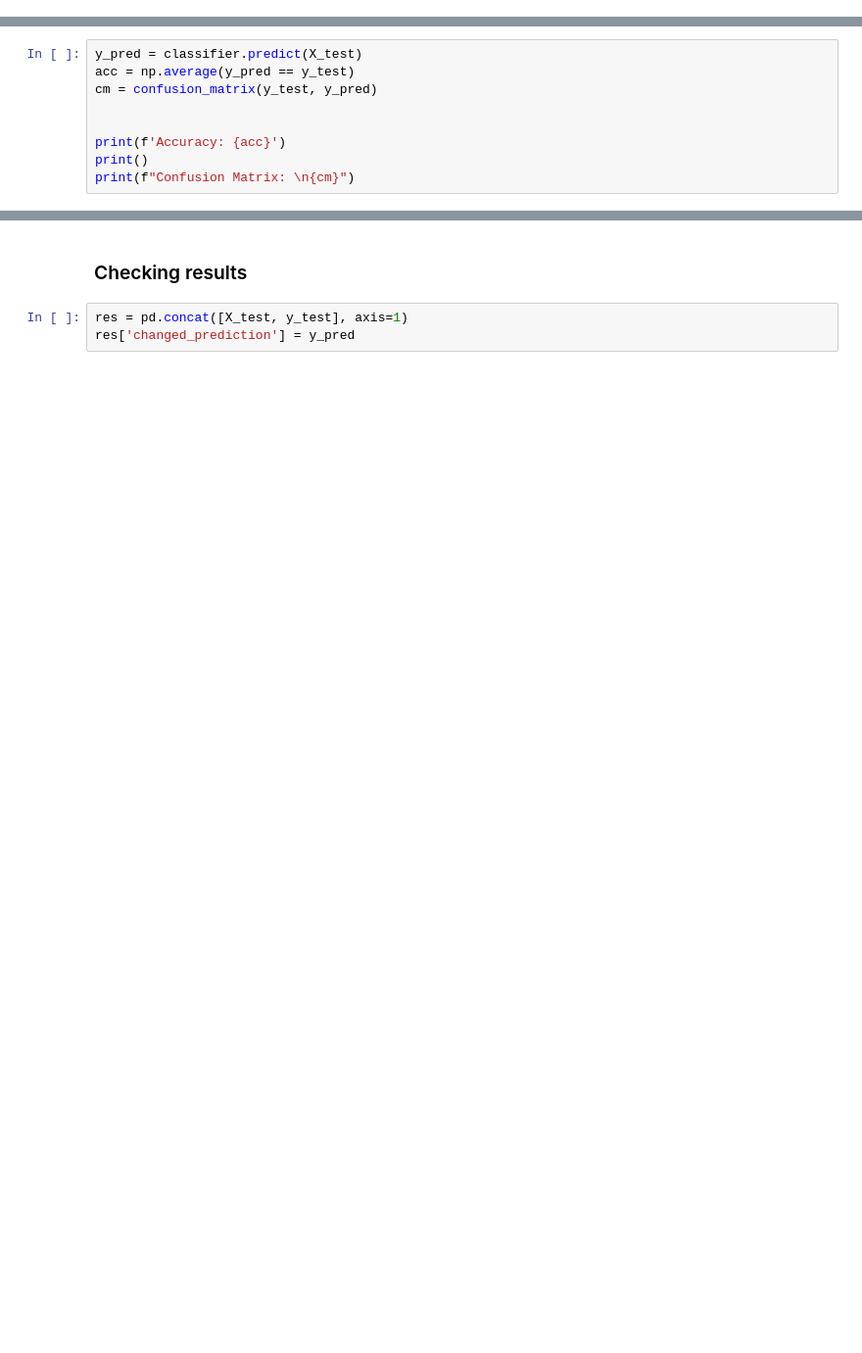
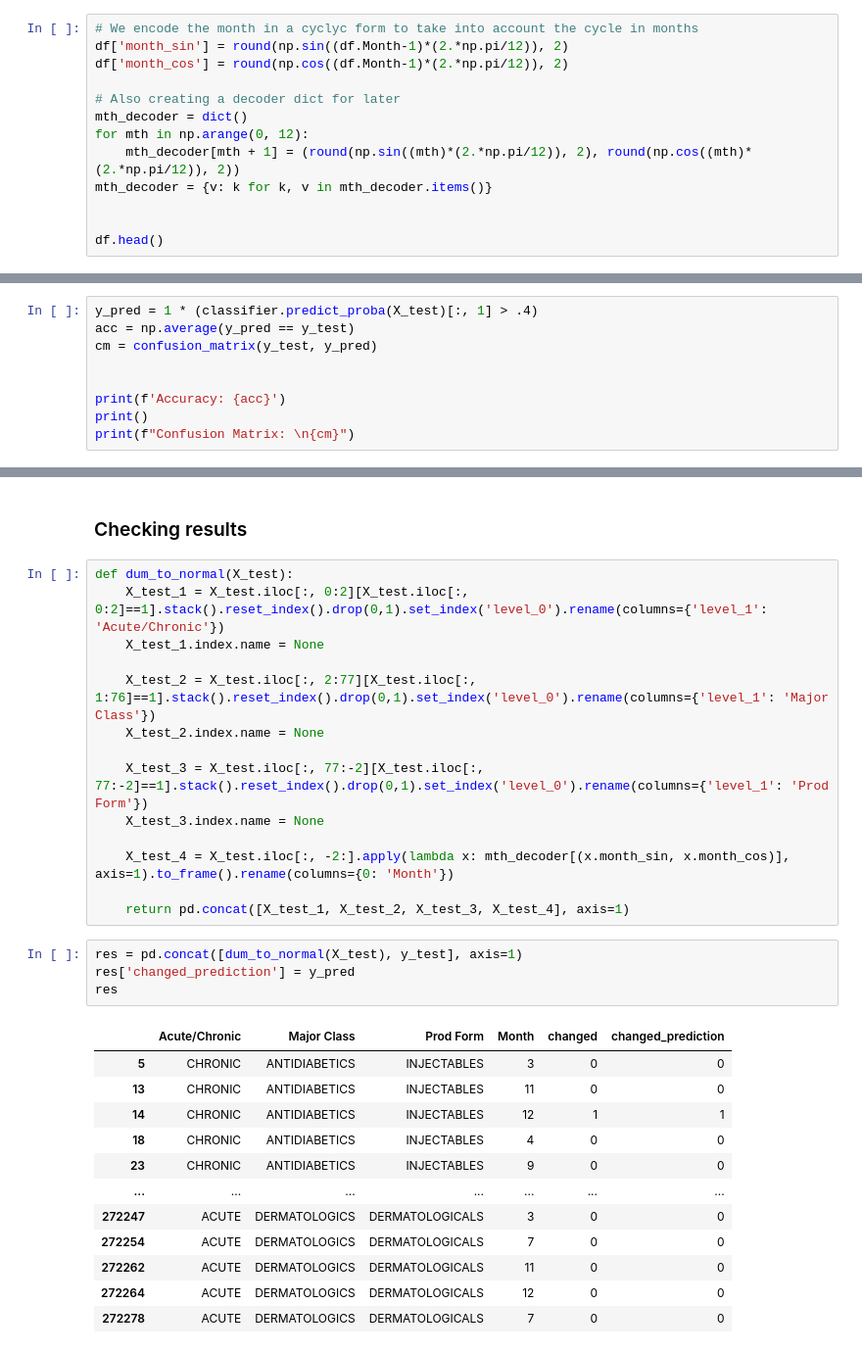
Before and after one commit to pauldoan/CBS_Nephron, a Jupyter notebook: Research/Classifier.ipynb, the cells around one changed output, grey strips where cells are left out. Shown: that part at 98% size. Cells and saved outputs as stored; diff of their text form; blank space fills up the shorter version.

```diff
--- a/Research/Classifier.ipynb
+++ b/Research/Classifier.ipynb
@@ -49,0 +50,13 @@ df.head()
+# %%
+# We encode the month in a cyclyc form to take into account the cycle in months
+df['month_sin'] = round(np.sin((df.Month-1)*(2.*np.pi/12)), 2)
+df['month_cos'] = round(np.cos((df.Month-1)*(2.*np.pi/12)), 2)
+
+# Also creating a decoder dict for later
+mth_decoder = dict()
+for mth in np.arange(0, 12):
+    mth_decoder[mth + 1] = (round(np.sin((mth)*(2.*np.pi/12)), 2), round(np.cos((mth)*(2.*np.pi/12)), 2))
+mth_decoder = {v: k for k, v in mth_decoder.items()}
+
+
+df.head()
@@ -66,7 +95,7 @@ classifier.fit(X_train, y_train)
 # %% [output]
 RandomForestClassifier(criterion='entropy', n_estimators=10, random_state=0)
 # %%
-y_pred = classifier.predict(X_test)
+y_pred = 1 * (classifier.predict_proba(X_test)[:, 1] > .4)
 acc = np.average(y_pred == y_test)
 cm = confusion_matrix(y_test, y_pred)
 
@@ -83,5 +112,33 @@ Confusion Matrix:
 # %% [markdown]
 ### Checking results
+# %%
+def dum_to_normal(X_test):
+    X_test_1 = X_test.iloc[:, 0:2][X_test.iloc[:, 0:2]==1].stack().reset_index().drop(0,1).set_index('level_0').rename(columns={'level_1': 'Acute/Chronic'})
+    X_test_1.index.name = None
+
+    X_test_2 = X_test.iloc[:, 2:77][X_test.iloc[:, 1:76]==1].stack().reset_index().drop(0,1).set_index('level_0').rename(columns={'level_1': 'Major Class'})
+    X_test_2.index.name = None
+
+    X_test_3 = X_test.iloc[:, 77:-2][X_test.iloc[:, 77:-2]==1].stack().reset_index().drop(0,1).set_index('level_0').rename(columns={'level_1': 'Prod Form'})
+    X_test_3.index.name = None
+
+    X_test_4 = X_test.iloc[:, -2:].apply(lambda x: mth_decoder[(x.month_sin, x.month_cos)], axis=1).to_frame().rename(columns={0: 'Month'})
+
+    return pd.concat([X_test_1, X_test_2, X_test_3, X_test_4], axis=1)
 # %%
-res = pd.concat([X_test, y_test], axis=1)
+res = pd.concat([dum_to_normal(X_test), y_test], axis=1)
 res['changed_prediction'] = y_pred
+res
+# %% [output]
+|  | Acute/Chronic | Major Class | Prod Form | Month | changed | changed_prediction |
+| 5 | CHRONIC | ANTIDIABETICS | INJECTABLES | 3 | 0 | 0 |
+| 13 | CHRONIC | ANTIDIABETICS | INJECTABLES | 11 | 0 | 0 |
+| 14 | CHRONIC | ANTIDIABETICS | INJECTABLES | 12 | 1 | 1 |
+| 18 | CHRONIC | ANTIDIABETICS | INJECTABLES | 4 | 0 | 0 |
+| 23 | CHRONIC | ANTIDIABETICS | INJECTABLES | 9 | 0 | 0 |
+| ... | ... | ... | ... | ... | ... | ... |
+| 272247 | ACUTE | DERMATOLOGICS | DERMATOLOGICALS | 3 | 0 | 0 |
+| 272254 | ACUTE | DERMATOLOGICS | DERMATOLOGICALS | 7 | 0 | 0 |
+| 272262 | ACUTE | DERMATOLOGICS | DERMATOLOGICALS | 11 | 0 | 0 |
+| 272264 | ACUTE | DERMATOLOGICS | DERMATOLOGICALS | 12 | 0 | 0 |
+| 272278 | ACUTE | DERMATOLOGICS | DERMATOLOGICALS | 7 | 0 | 0 |
```
Also changed, not shown: parts of 10 cells of this notebook.
